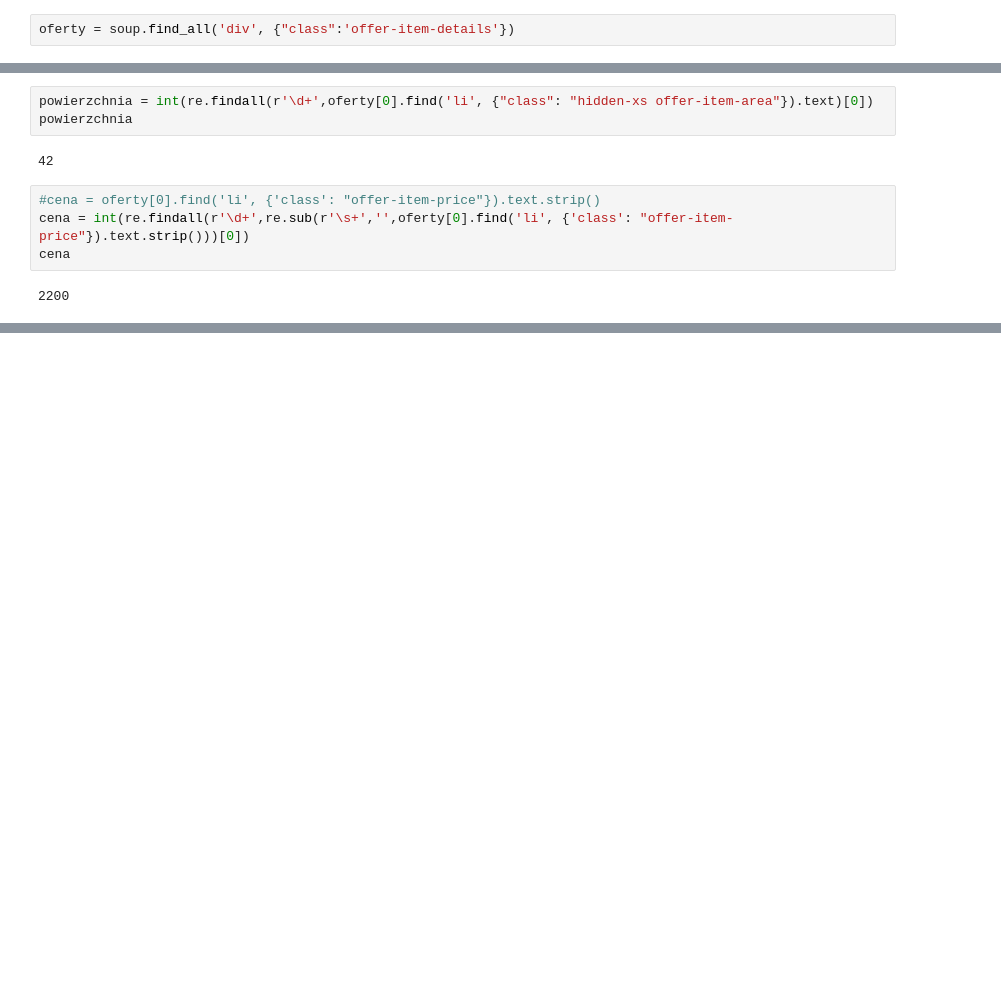
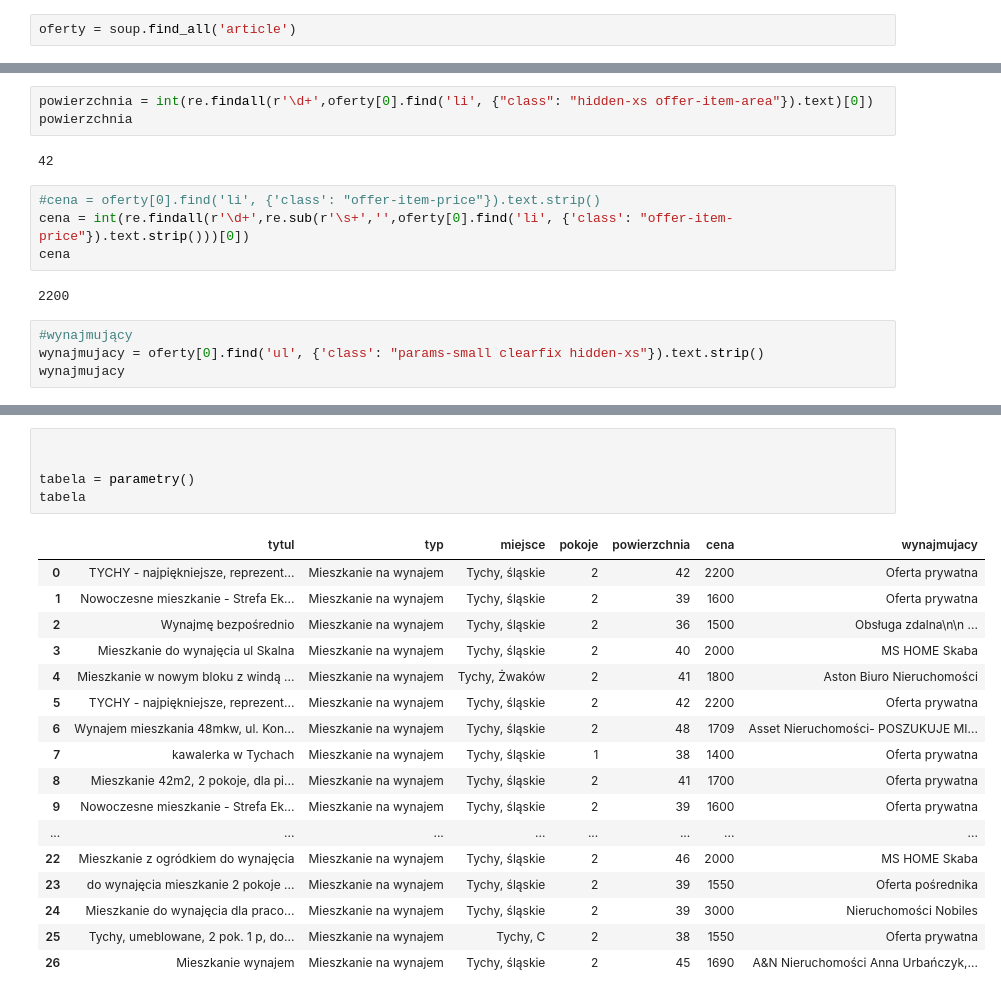
Before and after one commit to 191919201921/OTODOM_WEB_SCRAPER, a Jupyter notebook: Projekt Końcowy - scraper.ipynb, the cells around one changed output, grey strips where cells are left out. Drawn from its saved outputs; the diff is of its cells as text; blank space fills up the shorter version.

```diff
--- a/Projekt Końcowy - scraper.ipynb
+++ b/Projekt Końcowy - scraper.ipynb
@@ -106,7 +91,7 @@ limit_wyszukiwan(strona_max)
 # %% [markdown]
 ### Tworzenie pętli do spisania wszystkich ogłoszeń z strony
 # %%
-oferty = soup.find_all('div', {"class":'offer-item-details'})
+oferty = soup.find_all('article')
 # %%
 len(oferty)
 # %% [output]
@@ -163,3 +148,7 @@ cena = int(re.findall(r'\d+',re.sub(r'\s+','',oferty[0].find('li', {'class': "of
 cena
 # %% [output]
 2200
+# %%
+#wynajmujący
+wynajmujacy = oferty[0].find('ul', {'class': "params-small clearfix hidden-xs"}).text.strip()
+wynajmujacy
@@ -165,0 +211,23 @@ cena
+# %%
+
+
+tabela = parametry()
+tabela
+# %% [output]
+|  | tytul | typ | miejsce | pokoje | powierzchnia | cena | wynajmujacy |
+| 0 | TYCHY - najpiękniejsze, reprezent... | Mieszkanie na wynajem | Tychy, śląskie | 2 | 42 | 2200 | Oferta prywatna |
+| 1 | Nowoczesne mieszkanie - Strefa Ek... | Mieszkanie na wynajem | Tychy, śląskie | 2 | 39 | 1600 | Oferta prywatna |
+| 2 | Wynajmę bezpośrednio | Mieszkanie na wynajem | Tychy, śląskie | 2 | 36 | 1500 | Obsługa zdalna\n\n ... |
+| 3 | Mieszkanie do wynajęcia ul Skalna | Mieszkanie na wynajem | Tychy, śląskie | 2 | 40 | 2000 | MS HOME Skaba |
+| 4 | Mieszkanie w nowym bloku z windą ... | Mieszkanie na wynajem | Tychy, Żwaków | 2 | 41 | 1800 | Aston Biuro Nieruchomości |
+| 5 | TYCHY - najpiękniejsze, reprezent... | Mieszkanie na wynajem | Tychy, śląskie | 2 | 42 | 2200 | Oferta prywatna |
+| 6 | Wynajem mieszkania 48mkw, ul. Kon... | Mieszkanie na wynajem | Tychy, śląskie | 2 | 48 | 1709 | Asset Nieruchomości- POSZUKUJE MI... |
+| 7 | kawalerka w Tychach | Mieszkanie na wynajem | Tychy, śląskie | 1 | 38 | 1400 | Oferta prywatna |
+| 8 | Mieszkanie 42m2, 2 pokoje, dla pi... | Mieszkanie na wynajem | Tychy, śląskie | 2 | 41 | 1700 | Oferta prywatna |
+| 9 | Nowoczesne mieszkanie - Strefa Ek... | Mieszkanie na wynajem | Tychy, śląskie | 2 | 39 | 1600 | Oferta prywatna |
+| ... | ... | ... | ... | ... | ... | ... | ... |
+| 22 | Mieszkanie z ogródkiem do wynajęcia | Mieszkanie na wynajem | Tychy, śląskie | 2 | 46 | 2000 | MS HOME Skaba |
+| 23 | do wynajęcia mieszkanie 2 pokoje ... | Mieszkanie na wynajem | Tychy, śląskie | 2 | 39 | 1550 | Oferta pośrednika |
+| 24 | Mieszkanie do wynajęcia dla praco... | Mieszkanie na wynajem | Tychy, śląskie | 2 | 39 | 3000 | Nieruchomości Nobiles |
+| 25 | Tychy, umeblowane, 2 pok. 1 p, do... | Mieszkanie na wynajem | Tychy, C | 2 | 38 | 1550 | Oferta prywatna |
+| 26 | Mieszkanie wynajem | Mieszkanie na wynajem | Tychy, śląskie | 2 | 45 | 1690 | A&N Nieruchomości Anna Urbańczyk,... |
```
Also changed, not shown: parts of 6 cells of this notebook, 1 other file.
